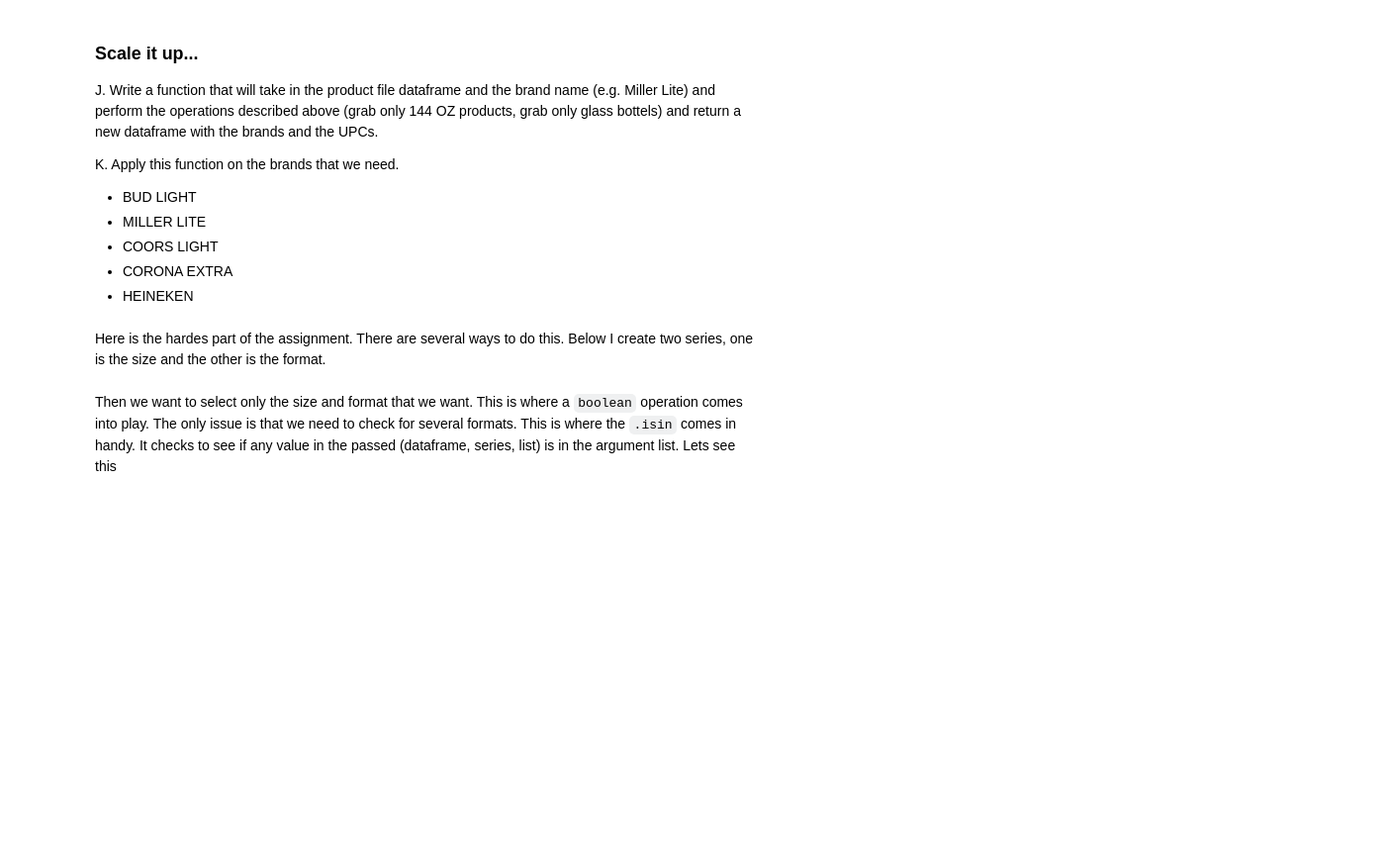
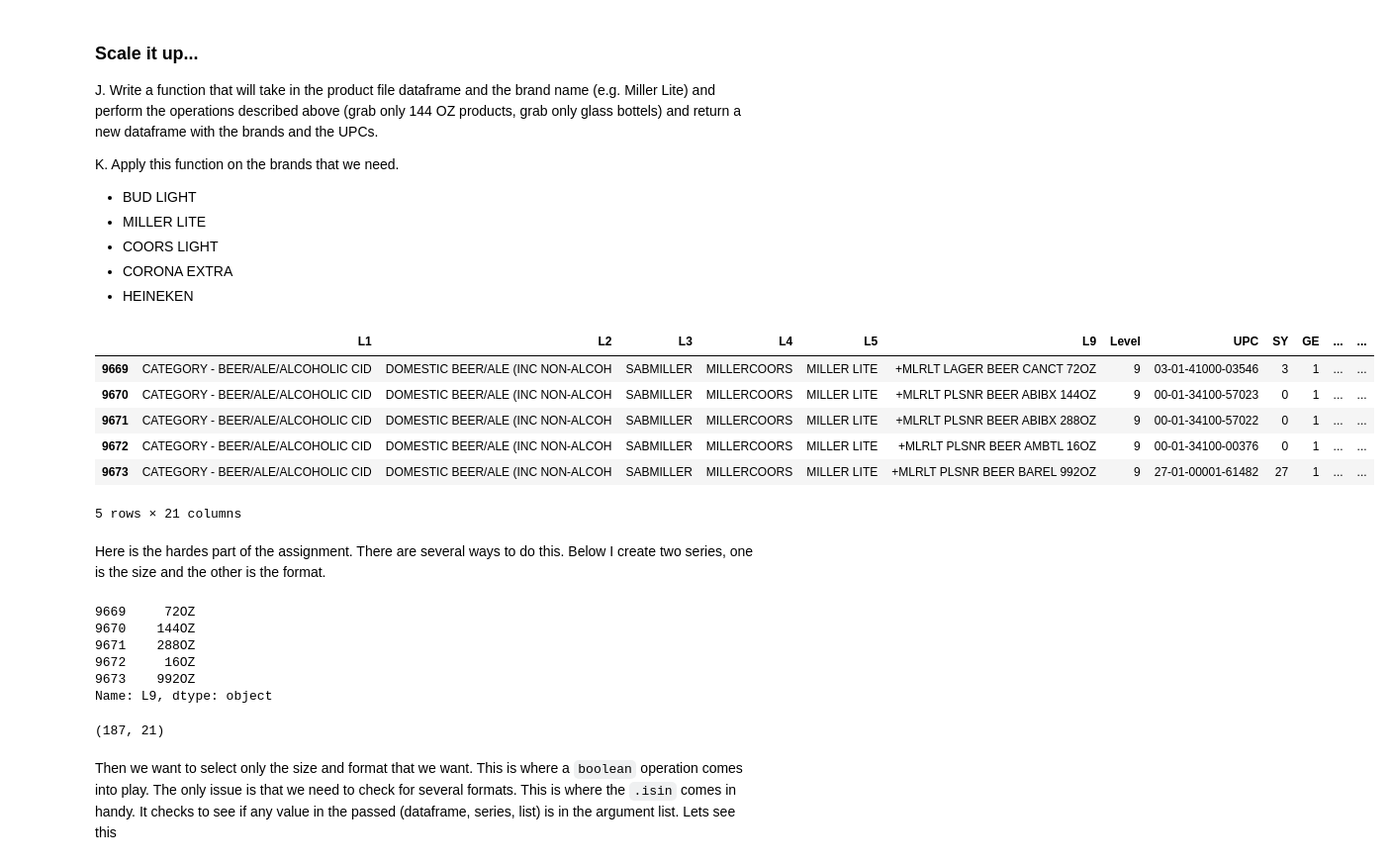
Before and after one commit to mwaugh0328/data_bootcamp_spring_2019, a Jupyter notebook: guided_project/step_one_beer_solutions.ipynb, the cells around one changed output. Shown at 99% size. Cells and saved outputs as stored; diff of their text form; code cells hidden in the pictures; blank space fills up the shorter version.

```diff
--- a/guided_project/step_one_beer_solutions.ipynb
+++ b/guided_project/step_one_beer_solutions.ipynb
@@ -156,5 +166,15 @@ K. Apply this function on the brands that we need.
 - HEINEKEN
 # %%
 miller_lite = beer[beer["L5"] == "MILLER LITE"]
+# %%
+miller_lite.head()
+# %% [output]
+|  | L1 | L2 | L3 | L4 | L5 | L9 | Level | UPC | SY | GE | ... | ... |
+| 9669 | CATEGORY - BEER/ALE/ALCOHOLIC CID | DOMESTIC BEER/ALE (INC NON-ALCOH | SABMILLER | MILLERCOORS | MILLER LITE | +MLRLT LAGER BEER CANCT 72OZ | 9 | 03-01-41000-03546 | 3 | 1 | ... | ... |
+| 9670 | CATEGORY - BEER/ALE/ALCOHOLIC CID | DOMESTIC BEER/ALE (INC NON-ALCOH | SABMILLER | MILLERCOORS | MILLER LITE | +MLRLT PLSNR BEER ABIBX 144OZ | 9 | 00-01-34100-57023 | 0 | 1 | ... | ... |
+| 9671 | CATEGORY - BEER/ALE/ALCOHOLIC CID | DOMESTIC BEER/ALE (INC NON-ALCOH | SABMILLER | MILLERCOORS | MILLER LITE | +MLRLT PLSNR BEER ABIBX 288OZ | 9 | 00-01-34100-57022 | 0 | 1 | ... | ... |
+| 9672 | CATEGORY - BEER/ALE/ALCOHOLIC CID | DOMESTIC BEER/ALE (INC NON-ALCOH | SABMILLER | MILLERCOORS | MILLER LITE | +MLRLT PLSNR BEER AMBTL 16OZ | 9 | 00-01-34100-00376 | 0 | 1 | ... | ... |
+| 9673 | CATEGORY - BEER/ALE/ALCOHOLIC CID | DOMESTIC BEER/ALE (INC NON-ALCOH | SABMILLER | MILLERCOORS | MILLER LITE | +MLRLT PLSNR BEER BAREL 992OZ | 9 | 27-01-00001-61482 | 27 | 1 | ... | ... |
+5 rows × 21 columns
 # %% [markdown]
 Here is the hardes part of the assignment. There are several ways to do this. Below I create two series, one is the size and the other is the format.
@@ -161,3 +185,22 @@ Here is the hardes part of the assignment. There are several ways to do this. Be
+# %%
+miller_size = miller_lite["L9"].str.split().str[-1]
+
+miller_size.head()
+# %% [output]
+9669     72OZ
+9670    144OZ
+9671    288OZ
+9672     16OZ
+9673    992OZ
+Name: L9, dtype: object
+# %%
+miller_format = miller_lite.L9.str.split().str[-2]
+
+miller_format.head()
+
+miller_lite.shape
+# %% [output]
+(187, 21)
 # %%
 miller_size = miller_lite.L9.str.split().str[-1]
 # This is creating a size series. So just the size, it's only one column so it is a series not a dataframe
```
Also changed, not shown: parts of 8 cells of this notebook, 2 other files.
